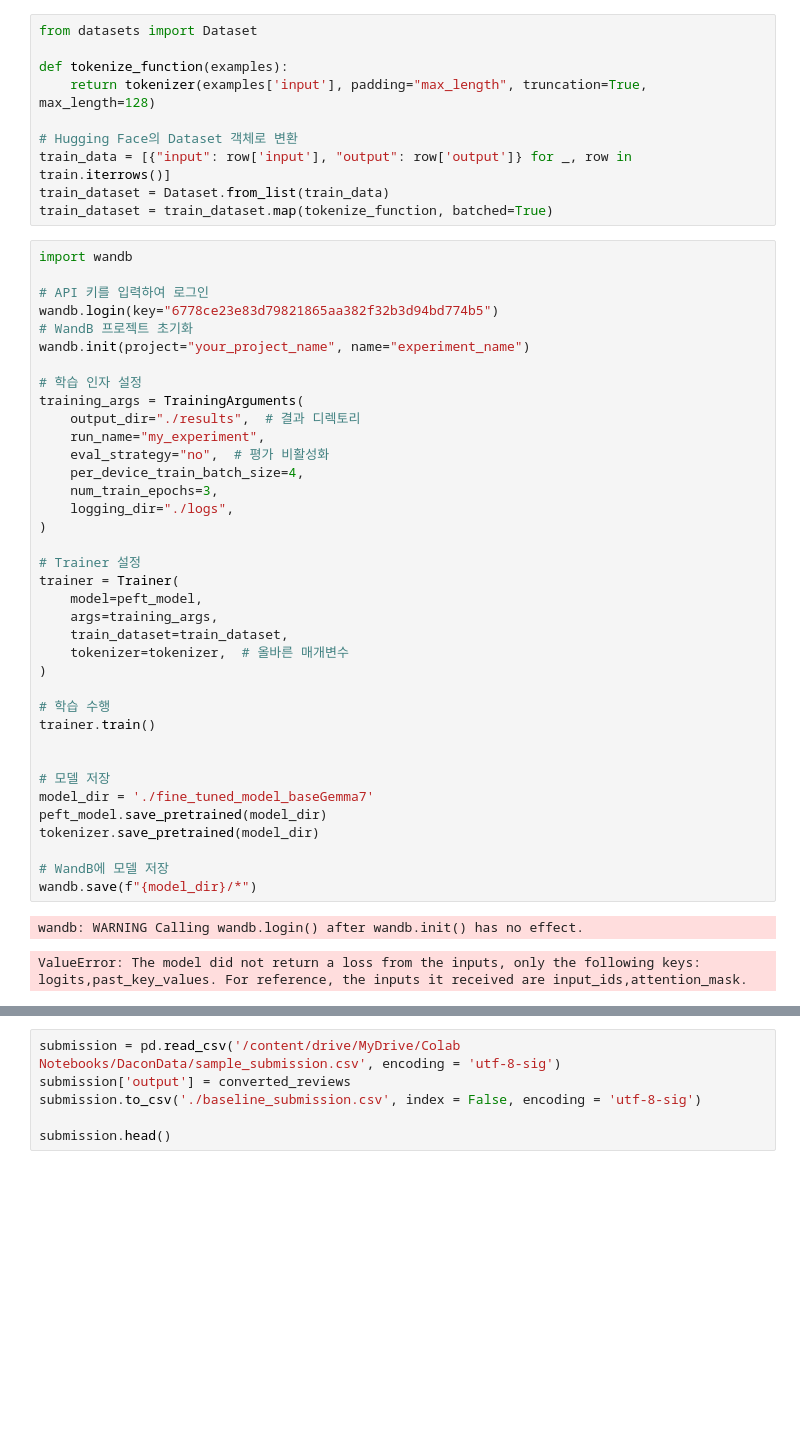
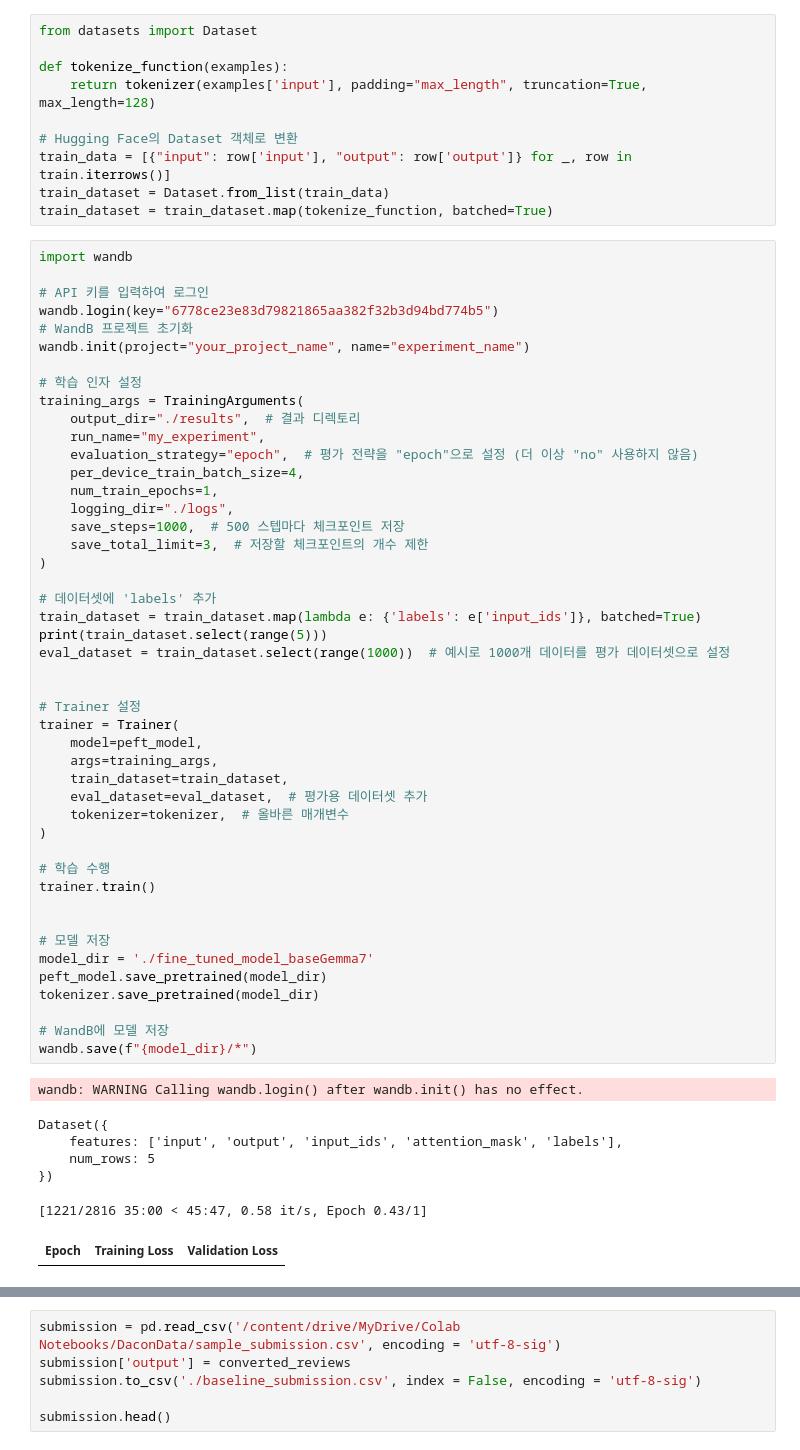
Before and after one commit to dbwofla11/DaconBaseLine_LLM-gemma-7b-, a Jupyter notebook: TransFormer_Base1.ipynb, the cells around one changed output, grey strips where cells are left out. Cells and saved outputs as stored; diff of their text form; blank space fills up the shorter version.

```diff
--- a/TransFormer_Base1.ipynb
+++ b/TransFormer_Base1.ipynb
@@ -124,36 +128,50 @@ wandb.init(project="your_project_name", name="experiment_name")
 
 # 학습 인자 설정
 training_args = TrainingArguments(
     output_dir="./results",  # 결과 디렉토리
     run_name="my_experiment",
-    eval_strategy="no",  # 평가 비활성화
+    evaluation_strategy="epoch",  # 평가 전략을 "epoch"으로 설정 (더 이상 "no" 사용하지 않음)
     per_device_train_batch_size=4,
-    num_train_epochs=3,
+    num_train_epochs=1,
     logging_dir="./logs",
+    save_steps=1000,  # 500 스텝마다 체크포인트 저장
+    save_total_limit=3,  # 저장할 체크포인트의 개수 제한
 )
+
+# 데이터셋에 'labels' 추가
+train_dataset = train_dataset.map(lambda e: {'labels': e['input_ids']}, batched=True)
+print(train_dataset.select(range(5)))
+eval_dataset = train_dataset.select(range(1000))  # 예시로 1000개 데이터를 평가 데이터셋으로 설정
+
 
 # Trainer 설정
 trainer = Trainer(
     model=peft_model,
     args=training_args,
     train_dataset=train_dataset,
+    eval_dataset=eval_dataset,  # 평가용 데이터셋 추가
     tokenizer=tokenizer,  # 올바른 매개변수
 )
 
 # 학습 수행
 trainer.train()
 
 
 # 모델 저장
 model_dir = './fine_tuned_model_baseGemma7'
 peft_model.save_pretrained(model_dir)
 tokenizer.save_pretrained(model_dir)
 
 # WandB에 모델 저장
 wandb.save(f"{model_dir}/*")
 # %% [output]
 wandb: WARNING Calling wandb.login() after wandb.init() has no effect.
-ValueError: The model did not return a loss from the inputs, only the following keys: logits,past_key_values. For reference, the inputs it received are input_ids,attention_mask.
+Dataset({
+    features: ['input', 'output', 'input_ids', 'attention_mask', 'labels'],
+    num_rows: 5
+})
+[1221/2816 35:00 < 45:47, 0.58 it/s, Epoch 0.43/1]
+| Epoch | Training Loss | Validation Loss |
 # %%
 pipe = pipeline(
     task="text-generation",
```
Also changed, not shown: parts of 3 cells of this notebook.
